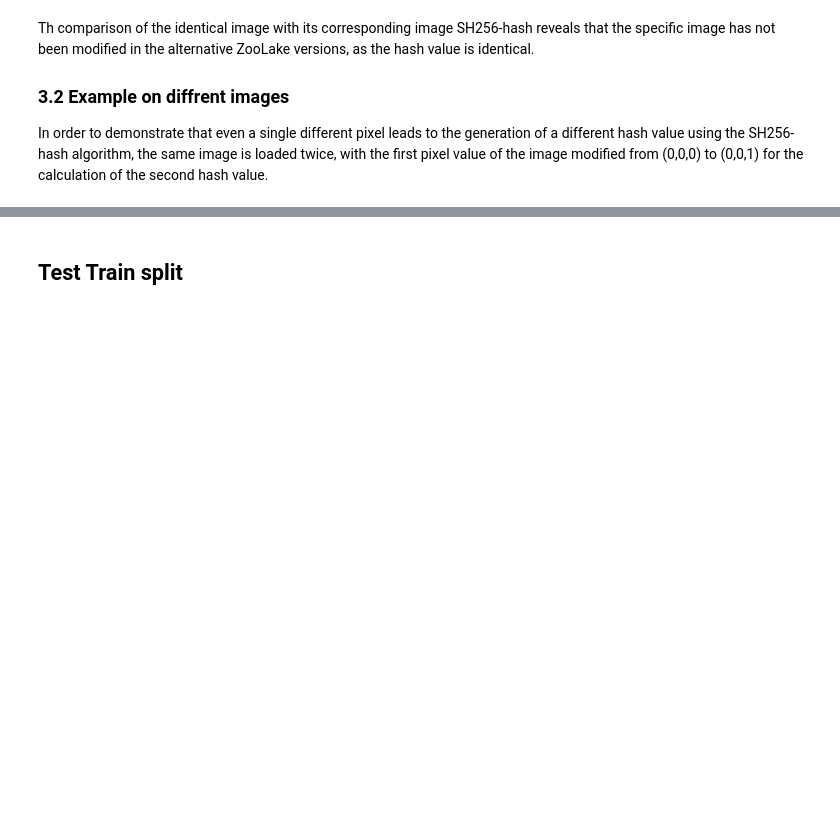
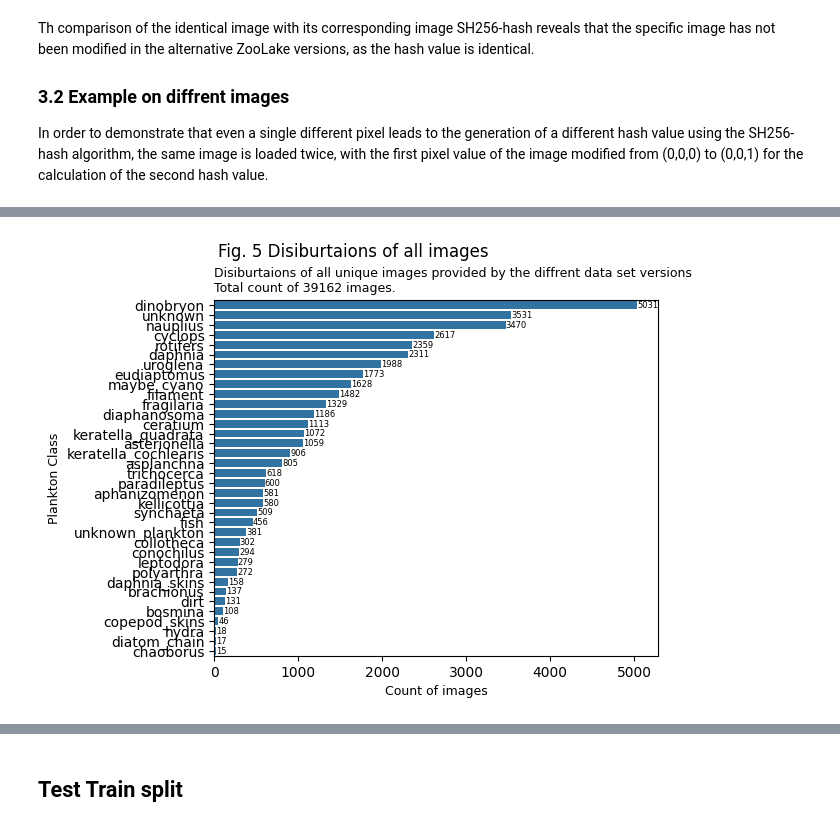
Before and after one commit to JuanFelipeRuiz/lit_ecology_classifier, a Jupyter notebook: notebooks/1_dataset_overview.ipynb, the cells around one changed output, grey strips where cells are left out. Cells and saved outputs as stored; diff of their text form; code cells hidden in the pictures; blank space fills up the shorter version.

```diff
--- a/notebooks/1_dataset_overview.ipynb
+++ b/notebooks/1_dataset_overview.ipynb
@@ -576,0 +378,3 @@ plot_images_with_same_hash(image_hashes_df, hash_algorithm='hash256', dataset_ve
+# %%
+overview_df = overview_creator.get_overview_with_splits_df()
+overview_df.head()
@@ -576,0 +493,73 @@ plot_images_with_same_hash(image_hashes_df, hash_algorithm='hash256', dataset_ve
+# %%
+def y_axis_plot(df,hue):
+        ax = sns.countplot(
+        data=df,
+        y='class',
+        hue = hue,
+        dodge = True
+        )
+
+        # add total ofbar
+        ax.bar_label(ax.containers[0], fontsize = 6 )
+
+        # x label
+        plt.xlabel("Count of images", fontsize = 9)
+
+        # y label
+        plt.ylabel("Plankton Class", fontsize = 9)
+
+        return ax
+
+def x_axis_plot(df, hue):
+        ax = sns.countplot(
+        data=df,
+        x ='class',
+        hue = hue,
+        dodge = True
+        )
+
+        # x label
+
+        plt.xticks(rotation = 90)
+        plt.xlabel("Plankton class", fontsize= 9)
+
+        # y label
+        plt.ylabel("Count of images", fontsize= 9)
+
+        if hue != None:
+            plt.legend(title = "Data set")
+
+        return ax
+
+
+def plot_distirbutions_of_plankton_classes(df, hue = None, y_bar = True):
+    counts_class= df['class'].value_counts()
+    order_by_count = list(counts_class.index)
+    df['class'] = pd.Categorical(df['class'], order_by_count)
+    if y_bar:
+        y_axis_plot(df,hue)
+
+    else:
+        x_axis_plot(df,hue)
+    plt.tight_layout()
+
+    return plt
+
+def plot_add_titels(plt,suptitle, title):
+    plt.suptitle(suptitle, size = 12)
+    plt.subplots_adjust(top=0.86)
+    plt.title( title,
+         size = 9,
+          loc = "left" )
+    return plt
+
+plt.show()
+
+title1 = "Fig. 5 Disiburtaions of all images"
+title2 = f"Disiburtaions of all unique images provided by the diffrent data set versions\n\
+Total count of {sum(overview_df['class'].value_counts())} images."
+
+plt = plot_distirbutions_of_plankton_classes(overview_df)
+plt = plot_add_titels(plt, title1, title2)
+# %% [output]
+[figure, added]
```
Also changed, not shown: parts of 48 cells of this notebook, 2 other files.
